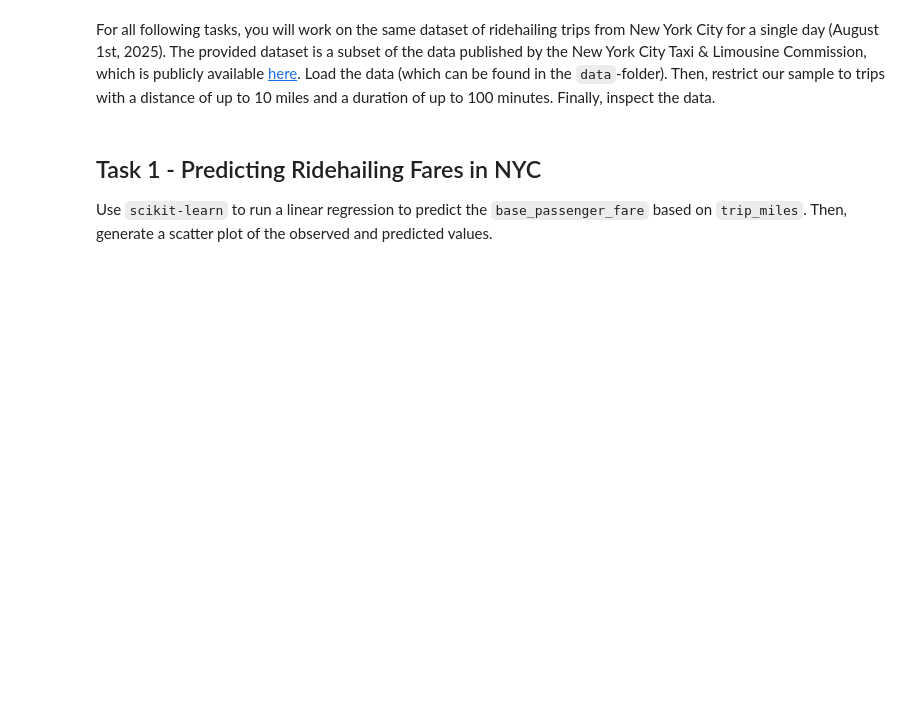
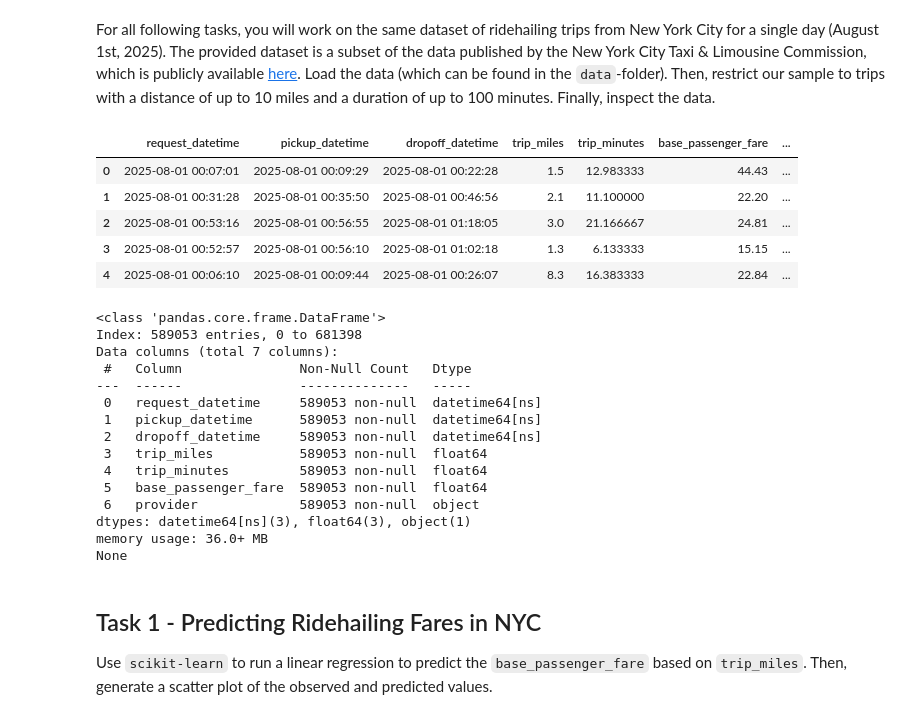
Before and after one commit to timoerc/AA_2025, a Jupyter notebook: Workshop_05/W5_coding_challenge_pre.ipynb, the cells around one changed output. Cells and saved outputs as stored; diff of their text form; code cells hidden in the pictures; blank space fills up the shorter version.

```diff
--- a/Workshop_05/W5_coding_challenge_pre.ipynb
+++ b/Workshop_05/W5_coding_challenge_pre.ipynb
@@ -17,7 +17,36 @@ By the end you will have exercised:
 # %% [markdown]
 For all following tasks, you will work on the same dataset of ridehailing trips from New York City for a single day (August 1st, 2025). The provided dataset is a subset of the data published by the New York City Taxi & Limousine Commission, which is publicly available [here](https://www.nyc.gov/site/tlc/about/tlc-trip-record-data.page). Load the data (which can be found in the `data`-folder). Then, restrict our sample to trips with a distance of up to 10 miles and a duration of up to 100 minutes. Finally, inspect the data.
 # %%
-# your code here
+import pandas as pd
+
+df = pd.read_csv('../data/ridehailing_NYC_20250801.csv')
+df[["request_datetime", "pickup_datetime", "dropoff_datetime"]] = df[["request_datetime", "pickup_datetime", "dropoff_datetime"]].apply(pd.to_datetime)
+df["trip_minutes"] = (df["dropoff_datetime"] - df["pickup_datetime"]).dt.total_seconds() / 60
+df = df.loc[(df["trip_miles"] <= 10) & (df["trip_minutes"] <= 100)]
+display(df.head())
+print(df.info())
+# %% [output]
+|  | request_datetime | pickup_datetime | dropoff_datetime | trip_miles | trip_minutes | base_passenger_fare | ... |
+| 0 | 2025-08-01 00:07:01 | 2025-08-01 00:09:29 | 2025-08-01 00:22:28 | 1.5 | 12.983333 | 44.43 | ... |
+| 1 | 2025-08-01 00:31:28 | 2025-08-01 00:35:50 | 2025-08-01 00:46:56 | 2.1 | 11.100000 | 22.20 | ... |
+| 2 | 2025-08-01 00:53:16 | 2025-08-01 00:56:55 | 2025-08-01 01:18:05 | 3.0 | 21.166667 | 24.81 | ... |
+| 3 | 2025-08-01 00:52:57 | 2025-08-01 00:56:10 | 2025-08-01 01:02:18 | 1.3 | 6.133333 | 15.15 | ... |
+| 4 | 2025-08-01 00:06:10 | 2025-08-01 00:09:44 | 2025-08-01 00:26:07 | 8.3 | 16.383333 | 22.84 | ... |
+<class 'pandas.core.frame.DataFrame'>
+Index: 589053 entries, 0 to 681398
+Data columns (total 7 columns):
+ #   Column               Non-Null Count   Dtype
+---  ------               --------------   -----
+ 0   request_datetime     589053 non-null  datetime64[ns]
+ 1   pickup_datetime      589053 non-null  datetime64[ns]
+ 2   dropoff_datetime     589053 non-null  datetime64[ns]
+ 3   trip_miles           589053 non-null  float64
+ 4   trip_minutes         589053 non-null  float64
+ 5   base_passenger_fare  589053 non-null  float64
+ 6   provider             589053 non-null  object
+dtypes: datetime64[ns](3), float64(3), object(1)
+memory usage: 36.0+ MB
+None
 # %% [markdown]
 ## Task 1 - Predicting Ridehailing Fares in NYC
 
```
Also changed, not shown: parts of 5 cells of this notebook, 2 other files.
